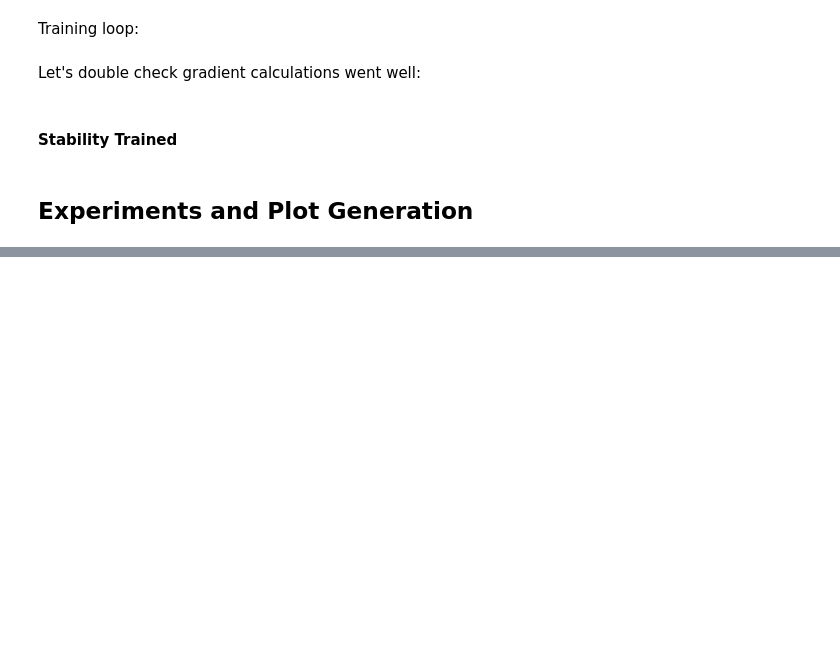
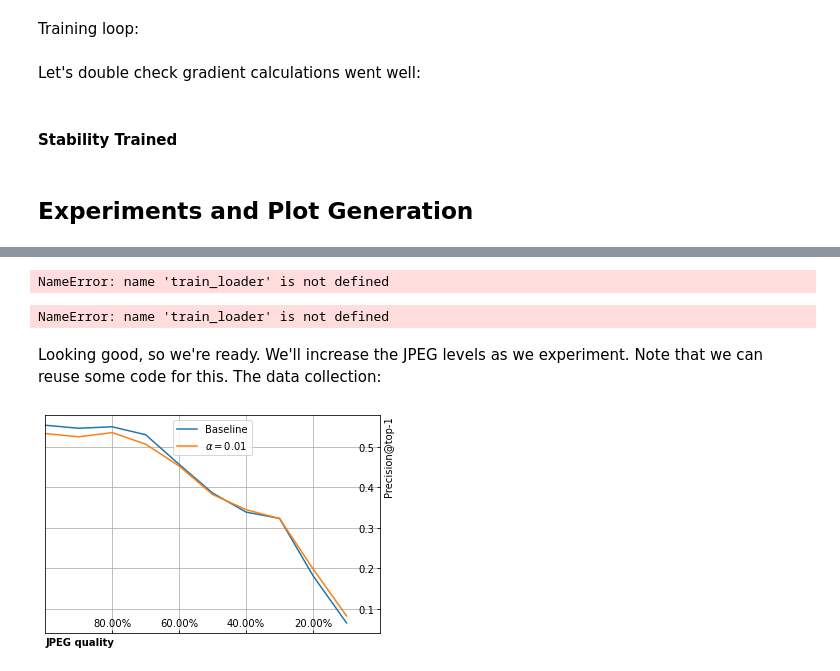
Before and after one commit to g-peery/stability-training, a Jupyter notebook: ResNet.ipynb, the cells around one changed output, grey strips where cells are left out. Cells and saved outputs as stored; diff of their text form; code cells hidden in the pictures; blank space fills up the shorter version.

Commit message:
First ResNet experiment

```diff
--- a/ResNet.ipynb
+++ b/ResNet.ipynb
@@ -750,11 +760,13 @@ Loss function things for stability trained classifiers:
 # %%
 classifier_objective = nn.CrossEntropyLoss()
 classifier_stability_loss = nn.CrossEntropyLoss()
+distort_envelope = nn.Softmax(dim=1) # Converts to probabilities
 
 def full_loss(clean_output, distort_output, label):
+    """Note that this will apply softmax to distort_output."""
     return (
-        training_objective(clean_output, label)
-        + ALPHA * classifier_stability_loss(distort_output, clean_output)
+        classifier_objective(clean_output, label)
+        + ALPHA * classifier_stability_loss(clean_output, distort_envelope(distort_output))
     )
 # %% [markdown]
 ResNet is made to be used with data transformed as so:
@@ -909,0 +966,2 @@ TODO
+# %%
+s_resnet_loss = full_loss
@@ -1037,2 +1218,16 @@ gradient_sanity_display(resnet_triplet_ranking, next(iter(tr_train_loader))[0])
 # %%
-# TODO
+loaded_stabilized_classifier = torch.load(
+    os.path.join(
+        os.path.abspath(""),
+        "stability_resnet.pt"
+    ),
+    device
+)
+
+loaded_baseline_classifier = torch.load(
+    os.path.join(
+        os.path.abspath(""),
+        "resnet.pt"
+    ),
+    device
+)
@@ -1038,0 +1276,16 @@ gradient_sanity_display(resnet_triplet_ranking, next(iter(tr_train_loader))[0])
+# %%
+gradient_sanity_display(
+    loaded_baseline_classifier,
+    [next(iter(train_loader))[0][0].reshape(1, 3, 224, 224)]
+)
+# %% [output]
+NameError: name 'train_loader' is not defined
+# %%
+gradient_sanity_display(
+    loaded_stabilized_classifier,
+    [next(iter(train_loader))[0][0].reshape(1, 3, 224, 224)]
+)
+# %% [output]
+NameError: name 'train_loader' is not defined
+# %% [markdown]
+Looking good, so we're ready. We'll increase the JPEG levels as we experiment. Note that we can reuse some code for this. The data collection:
@@ -1038,0 +1361,23 @@ gradient_sanity_display(resnet_triplet_ranking, next(iter(tr_train_loader))[0])
+# %%
+plt.plot(qualities, baseline_precision, label="Baseline")
+plt.plot(qualities, stabilized_precision, label=r"$\alpha=0.01$")
+plt.xticks(qualities[2:-1:2], [f"{quality}.00%" for quality in qualities[2:-1:2]])
+plt.xlim(100, 0)
+plt.xlabel("JPEG quality", fontweight="bold", loc="left")
+plt.ylabel("Precision@top-1", loc="top")
+plt.gca().yaxis.tick_right()
+plt.gca().yaxis.set_label_position("right")
+plt.gca().tick_params(axis="x", direction="in", pad=-15)
+plt.gca().tick_params(axis="y", direction="in", pad=-22)
+plt.legend(loc="upper center")
+plt.grid()
+fig = plt.gcf()
+fig.savefig(
+    os.path.join(
+        os.path.abspath(""),
+        f"precision_vs_quality_{int(time.time()) % 1000000:06}.png"
+    )
+)
+plt.show()
+# %% [output]
+[figure, added]
```
Also changed, not shown: parts of 33 cells of this notebook, 4 other files.
